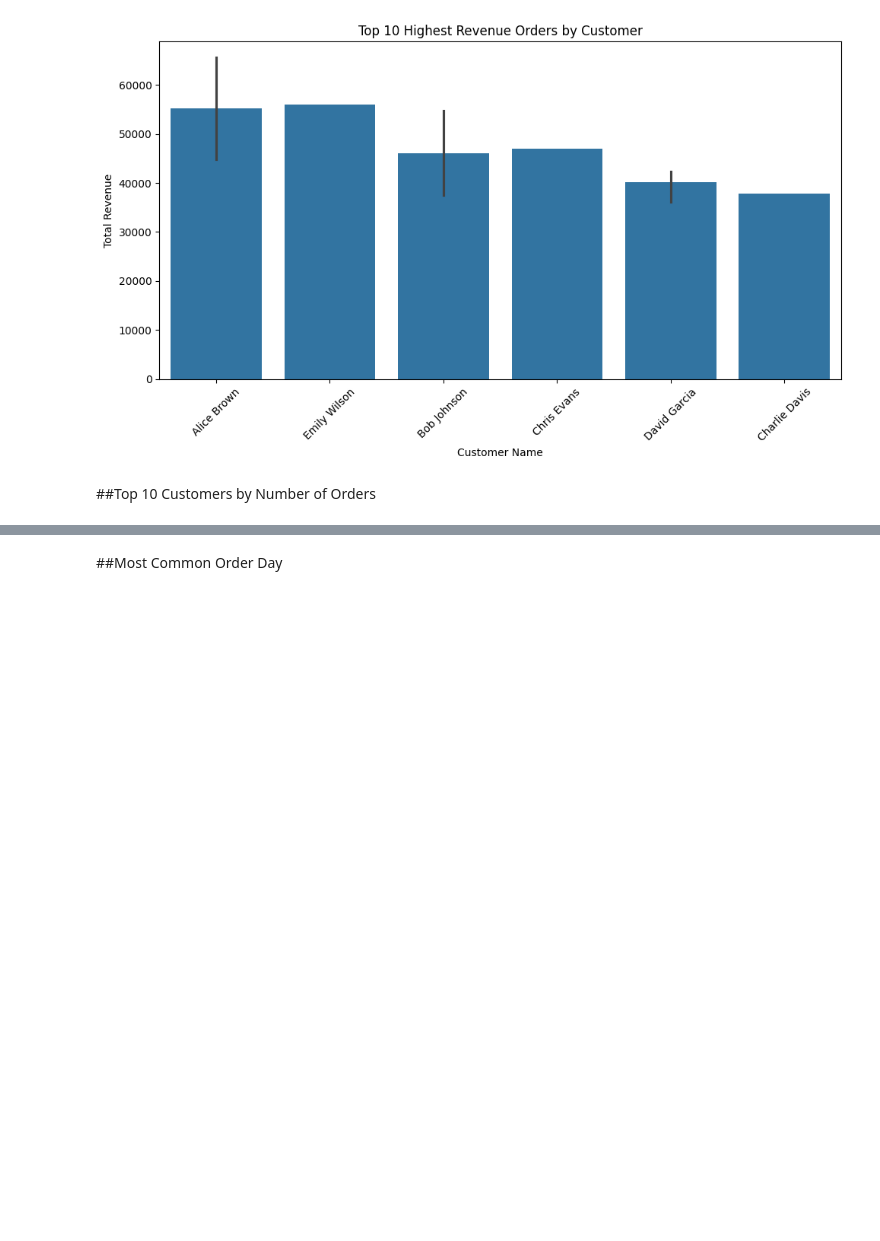
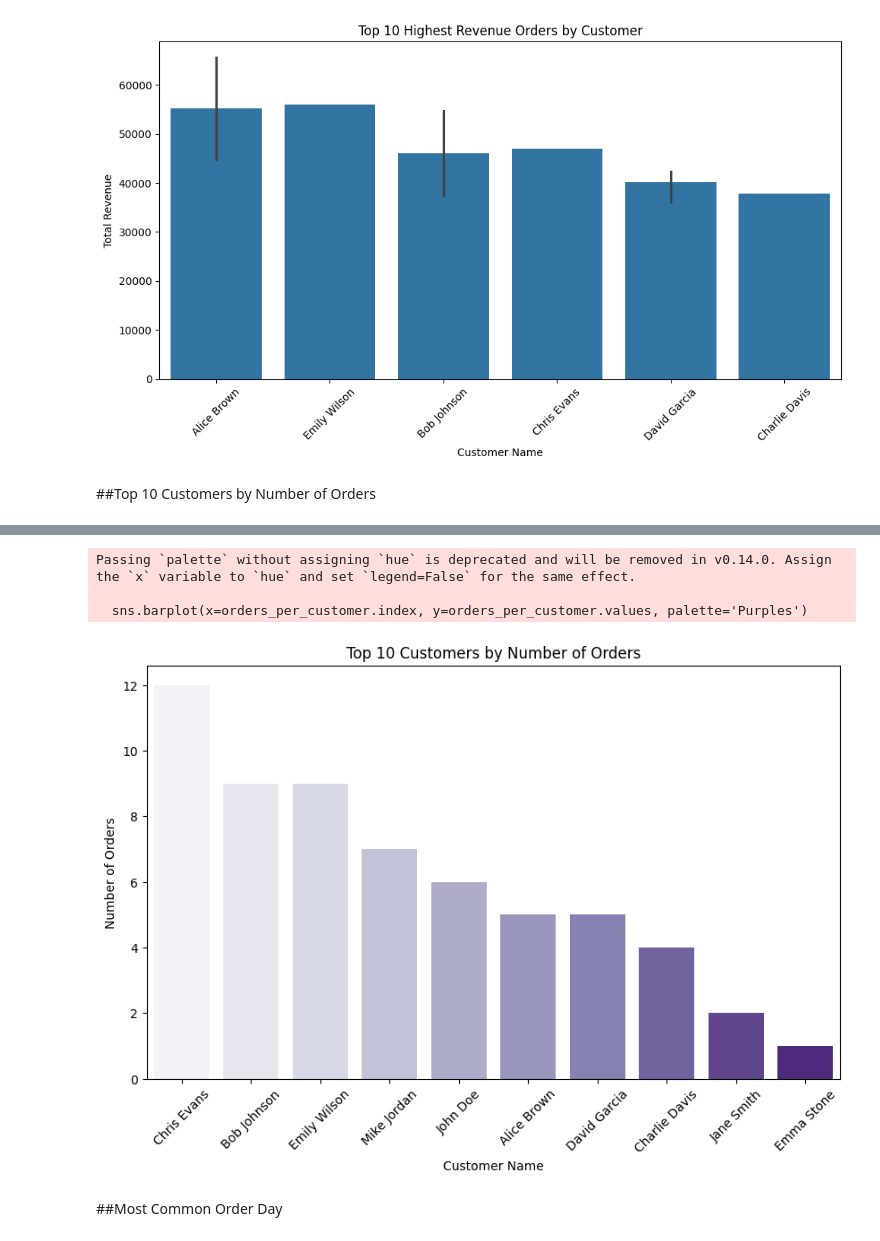
Before and after one commit to zongming03/Feature-Engineering, a Jupyter notebook: IndividualAssignment_WIE3007.ipynb, the cells around one changed output, grey strips where cells are left out. Drawn from its saved outputs; the diff is of its cells as text; code cells hidden in the pictures; blank space fills up the shorter version.

```diff
--- a/IndividualAssignment_WIE3007.ipynb
+++ b/IndividualAssignment_WIE3007.ipynb
@@ -684,14 +651,22 @@ print(orders_per_customer)
 # %%
+creds = service_account.Credentials.from_service_account_file('/content/wie3007ia-196c883db361.json')
 # Group by CustomerName to show the number of orders per customer
+orders_with_customers = orders_df.merge(customers_df, on='CustomerID')
+
 orders_per_customer = orders_with_customers.groupby('Name')['OrderID'].count().nlargest(10)
 
 plt.figure(figsize=(10, 6))
 sns.barplot(x=orders_per_customer.index, y=orders_per_customer.values, palette='Purples')
 plt.title('Top 10 Customers by Number of Orders')
 plt.xlabel('Customer Name')
 plt.ylabel('Number of Orders')
 plt.xticks(rotation=45)
 plt.show()
+# %% [output]
+Passing `palette` without assigning `hue` is deprecated and will be removed in v0.14.0. Assign the `x` variable to `hue` and set `legend=False` for the same effect.
+
+  sns.barplot(x=orders_per_customer.index, y=orders_per_customer.values, palette='Purples')
+[figure, added]
 # %% [markdown]
 ##Most Common Order Day
 # %%
```
Also changed, not shown: parts of 34 cells of this notebook.
